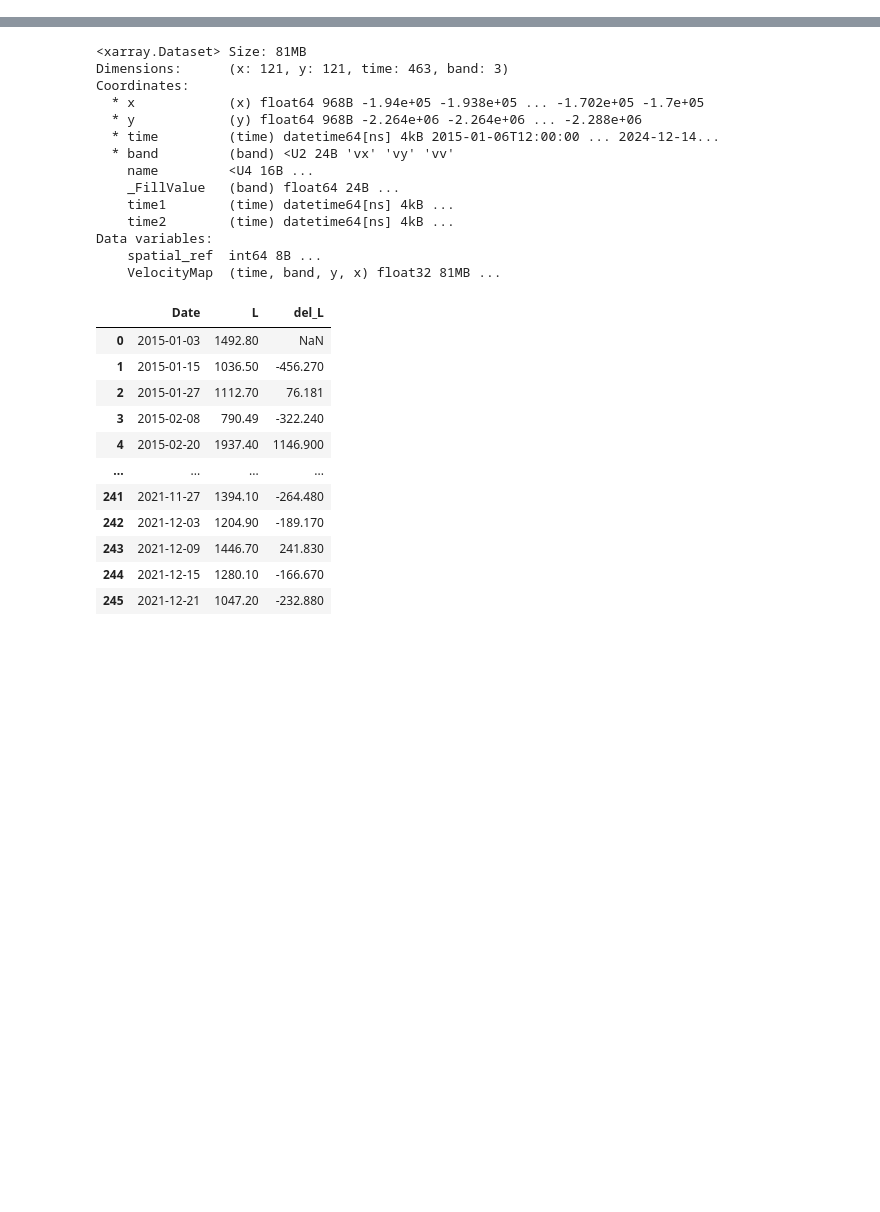
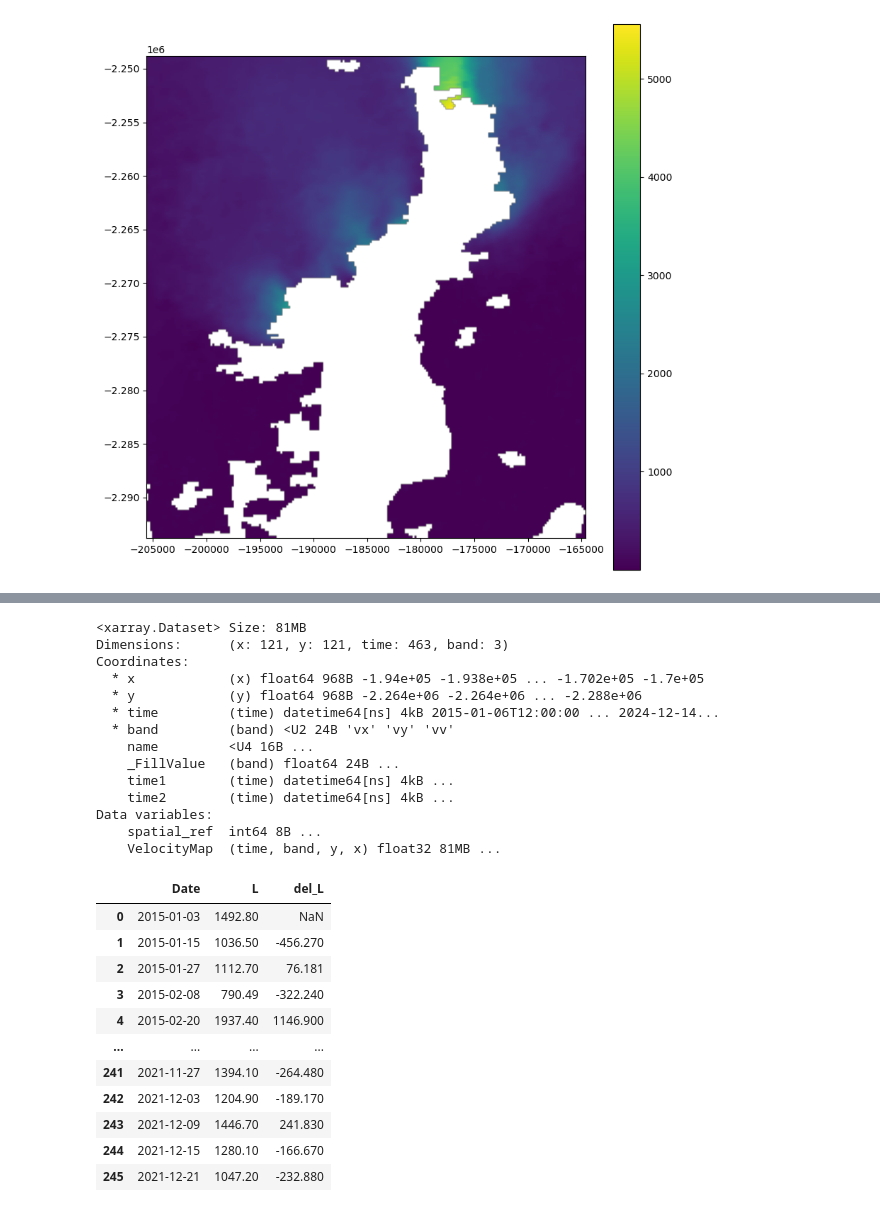
Before and after one commit to sofiasuhinin/Jakobshavn-Isbrae-CalvingStatistics, a Jupyter notebook: calvingseries.ipynb, the cells around one changed output, grey strips where cells are left out. Cells and saved outputs as stored; diff of their text form; code cells hidden in the pictures; blank space fills up the shorter version.

```diff
--- a/calvingseries.ipynb
+++ b/calvingseries.ipynb
@@ -26,3 +25,25 @@ import geopandas as gpd
 [interactive output not drawn]
 [interactive output not drawn]
 [interactive output not drawn]
+# %%
+#paths
+
+centreline_path = "/Users/sofiasuhinin/Desktop/GrIS_Calving/flowlines/glacier0001_iter03.shp"
+terminus_path = "/Users/sofiasuhinin/Desktop/GrIS_Calving/Jakobshavn-Isbrae-CalvingStatistics/data/MEaSUREs_0781/collated/JakbobshavnIsbraeTerminus.shp"
+velocity_path = "/Users/sofiasuhinin/Desktop/GrIS_Calving/Jakobshavn-Isbrae-CalvingStatistics/data/MEaSUREs_0766/JakobshavnIsbraeVelocitySeriesNew.nc"
+
+#read in velocity
+velocity = xr.open_dataset(velocity_path)
+
+#read in centreline + make sure coordinate system = EPSG:3413
+centreline = gpd.read_file(centreline_path)
+centreline = centreline.to_crs("EPSG:3413")
+
+centreline_shape = centreline.geometry.iloc[0]
+
+#read in terminus
+terminus = gpd.read_file(terminus_path)
+terminus = terminus.to_crs("EPSG:3413")
+
+terminus = terminus.rename(columns={"SourceDate": "Date"}) #rename for simplicity
+terminus["Date"] = pd.to_datetime(terminus["Date"]) #make sure it is in datetime
@@ -28,0 +120,15 @@ import geopandas as gpd
+# %%
+time_vals = velocity["time"].values
+x_vals = velocity["x"].values
+y_vals = velocity["y"].values
+# %%
+plt.figure(figsize=(10,10))
+plt.imshow(
+    velocity["VelocityMap"].isel(band=2, time=0).T,
+    extent=[x_vals.min(), x_vals.max(), y_vals.min(), y_vals.max()],
+    origin="lower"
+)
+plt.colorbar()
+plt.show()
+# %% [output]
+[figure, added]
```
Also changed, not shown: parts of 9 cells of this notebook, 1 other file.
